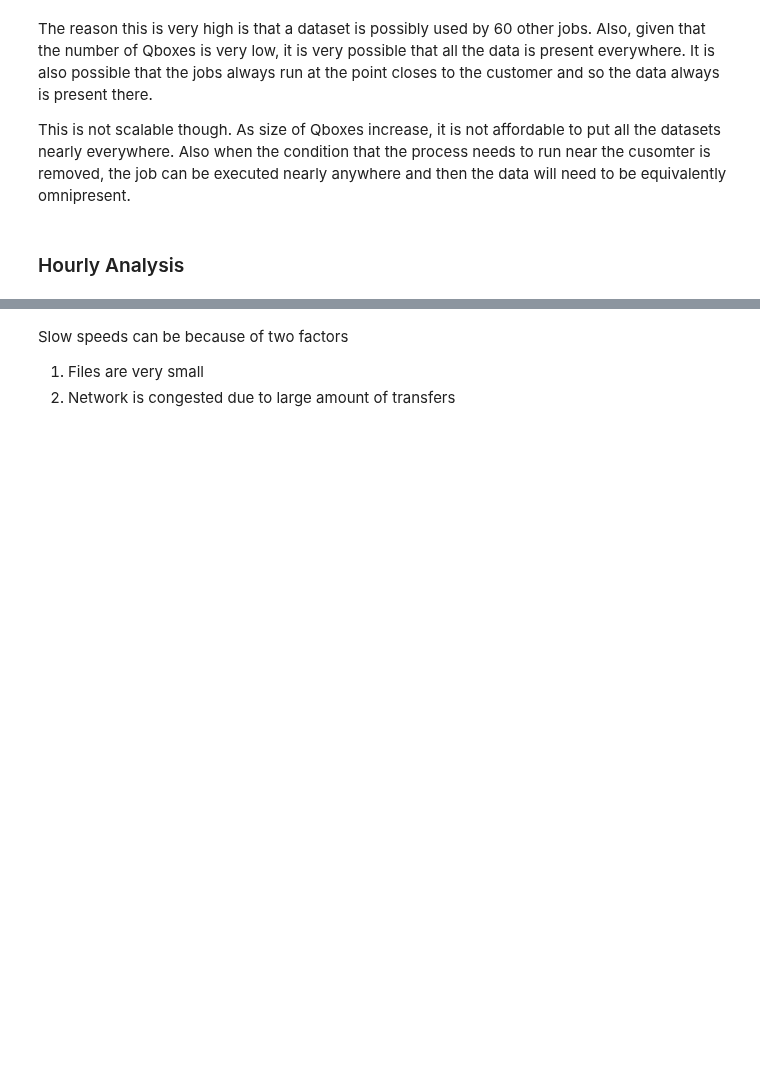
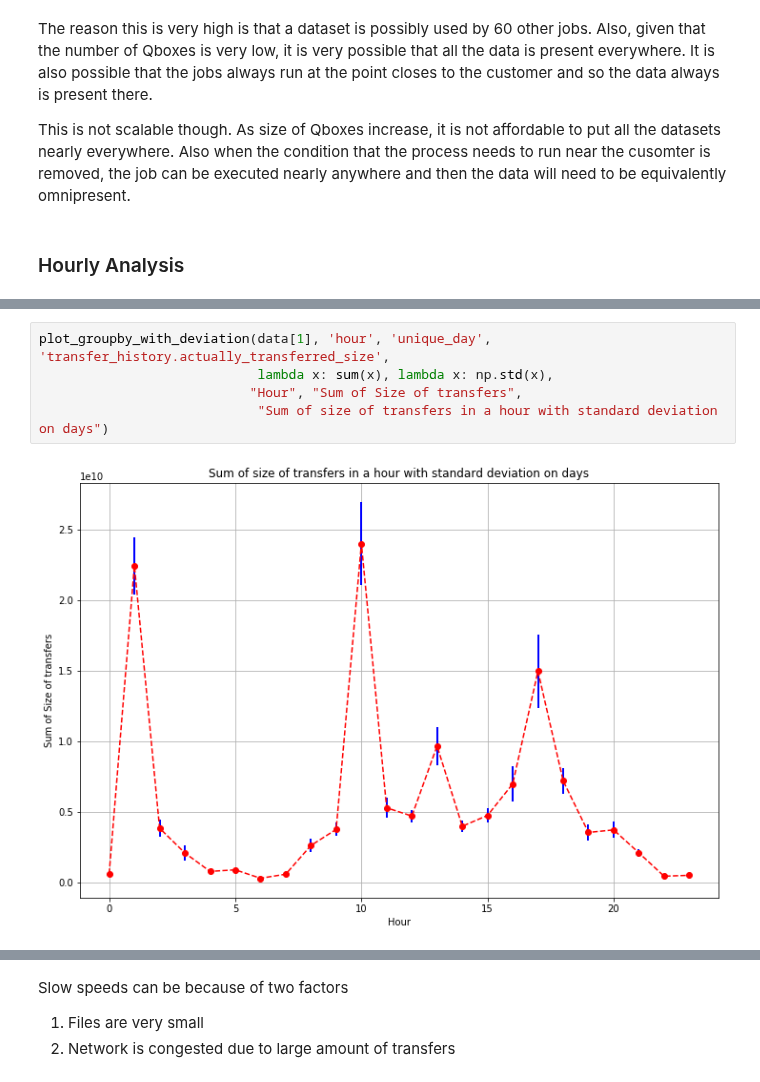
Before and after one commit to AdwaitB/greco-notes, a Jupyter notebook: infra/Analysis_full.ipynb, the cells around one changed output, grey strips where cells are left out. Saved outputs shown, nothing was run; the diff lists cells and outputs as text; blank space fills up the shorter version.

```diff
--- a/infra/Analysis_full.ipynb
+++ b/infra/Analysis_full.ipynb
@@ -501,0 +525,7 @@ plot(plt, "Hour", "Mean of Log10 of Speed")
+# %%
+plot_groupby_with_deviation(data[1], 'hour', 'unique_day', 'transfer_history.actually_transferred_size',
+                            lambda x: sum(x), lambda x: np.std(x),
+                           "Hour", "Sum of Size of transfers",
+                            "Sum of size of transfers in a hour with standard deviation on days")
+# %% [output]
+[figure, added]
```
Also changed, not shown: parts of 21 cells of this notebook, 1 other file.
